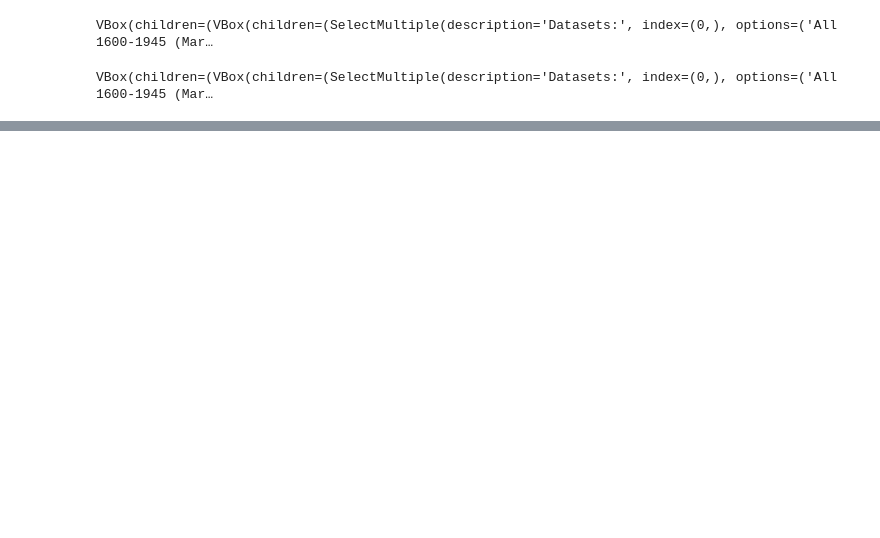
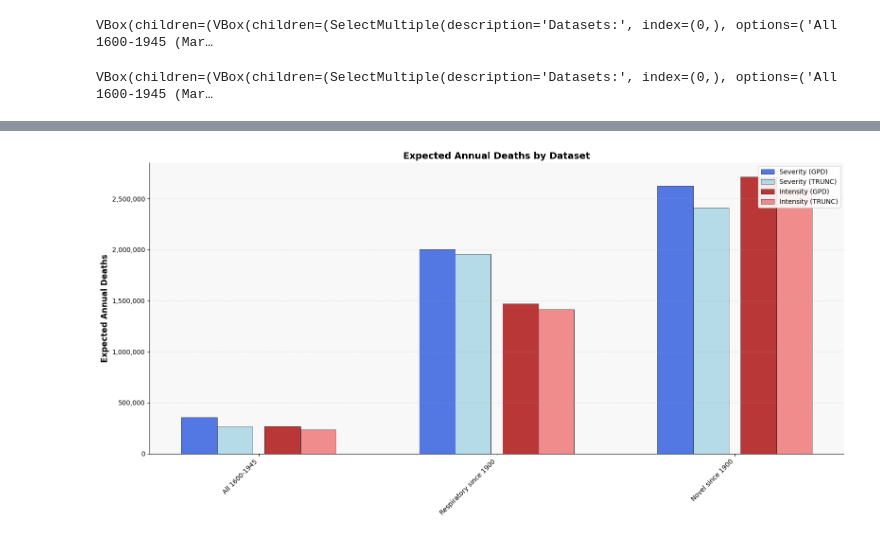
Before and after one commit to DevInnovationLab/pandemic_model_public, a Jupyter notebook: python/notebooks/22 systematic_change_analysis.ipynb, the cells around one changed output, grey strips where cells are left out. Saved outputs shown, nothing was run; the diff lists cells and outputs as text; code cells hidden in the pictures; blank space fills up the shorter version.

```diff
--- a/python/notebooks/22 systematic_change_analysis.ipynb
+++ b/python/notebooks/22 systematic_change_analysis.ipynb
@@ -617,0 +647,4 @@ def create_mortality_plot(
+# %%
+create_mortality_plot(selected_dfs=['All 1600-1945 (Marani)', 'Respiratory since 1900', 'Novel since 1900 (Bernstein)'], lower_bound=2e-2, arrival_window='short')
+# %% [output]
+[figure, added]
```
Also changed, not shown: parts of 18 cells of this notebook, 2 other files.
